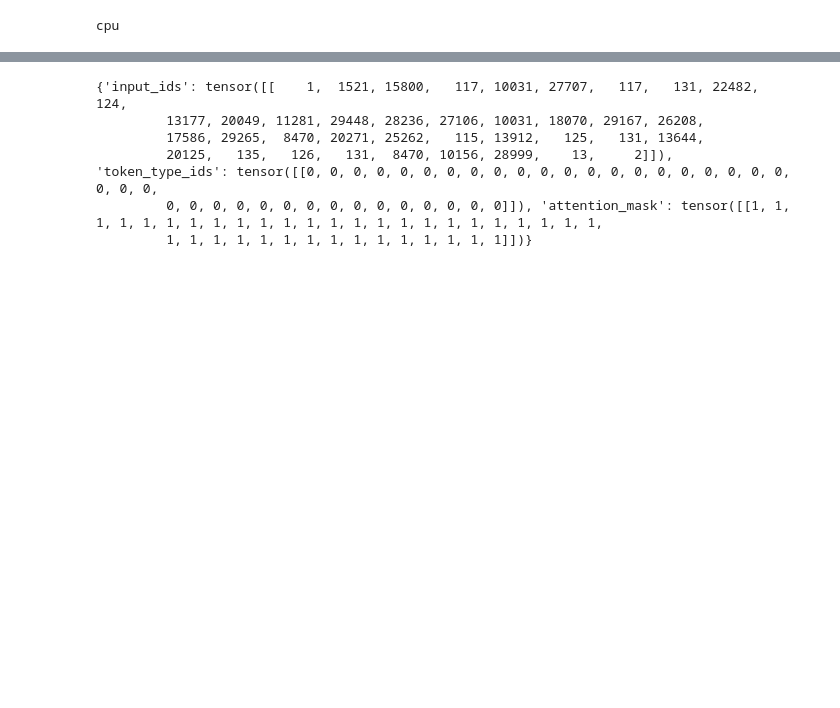
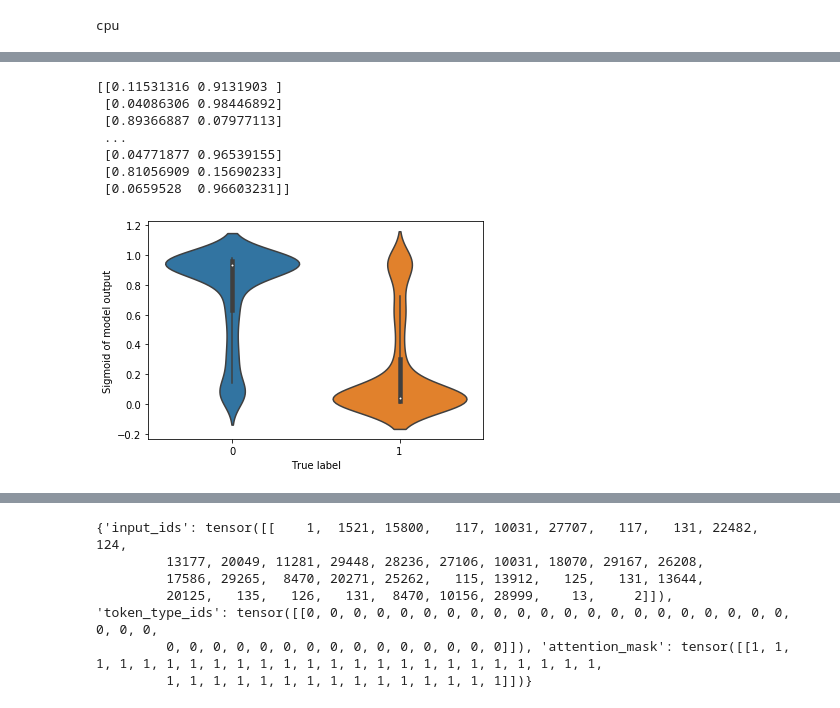
Before and after one commit to milenadeswart/Datalab_PDR, a Jupyter notebook: 02_analyse/BERT_train_cased.ipynb, the cells around one changed output, grey strips where cells are left out. Cells and saved outputs as stored; diff of their text form; code cells hidden in the pictures; blank space fills up the shorter version.

```diff
--- a/02_analyse/BERT_train_cased.ipynb
+++ b/02_analyse/BERT_train_cased.ipynb
@@ -197,0 +411,18 @@ model.evaluate(eval_df = val_df) #, output_dir = output_dir)
+# %%
+# TO DO: FINISH THIS
+# uncertainty of model (violinplot)
+print(1-probabilities)
+
+sns.violinplot(data = probabilities)
+plt.ylabel("Sigmoid of model output")
+plt.xlabel("True label")
+plt.show()
+# %% [output]
+[[0.11531316 0.9131903 ]
+ [0.04086306 0.98446892]
+ [0.89366887 0.07977113]
+ ...
+ [0.04771877 0.96539155]
+ [0.81056909 0.15690233]
+ [0.0659528  0.96603231]]
+[figure, added]
```
Also changed, not shown: parts of 22 cells of this notebook.
